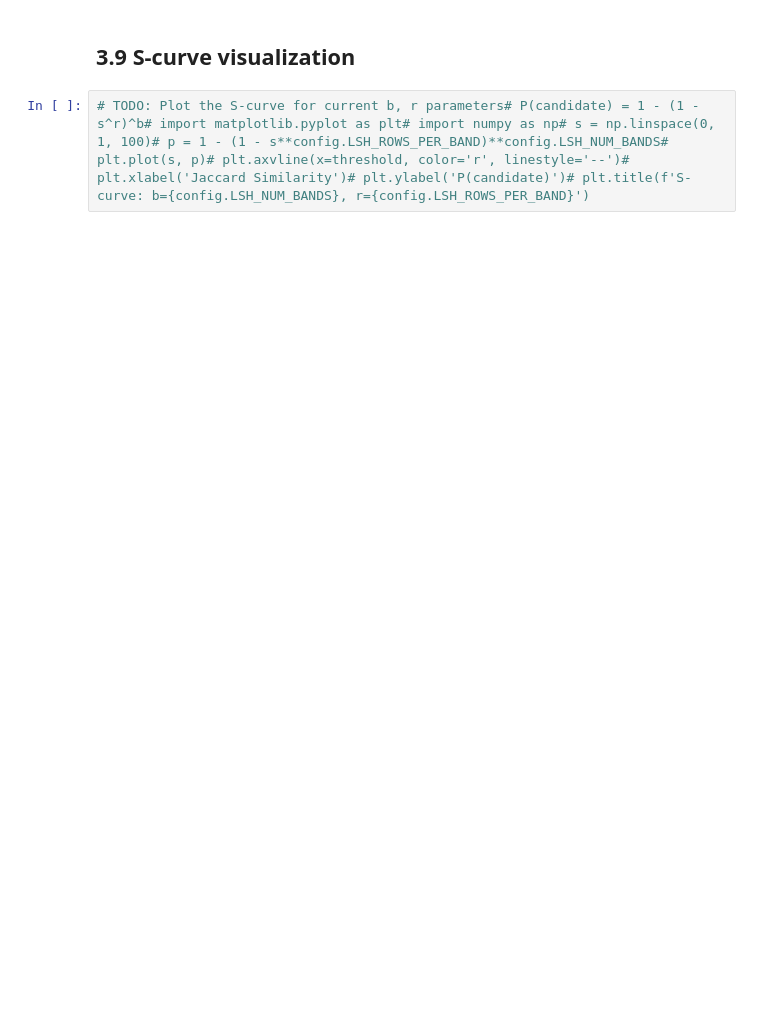
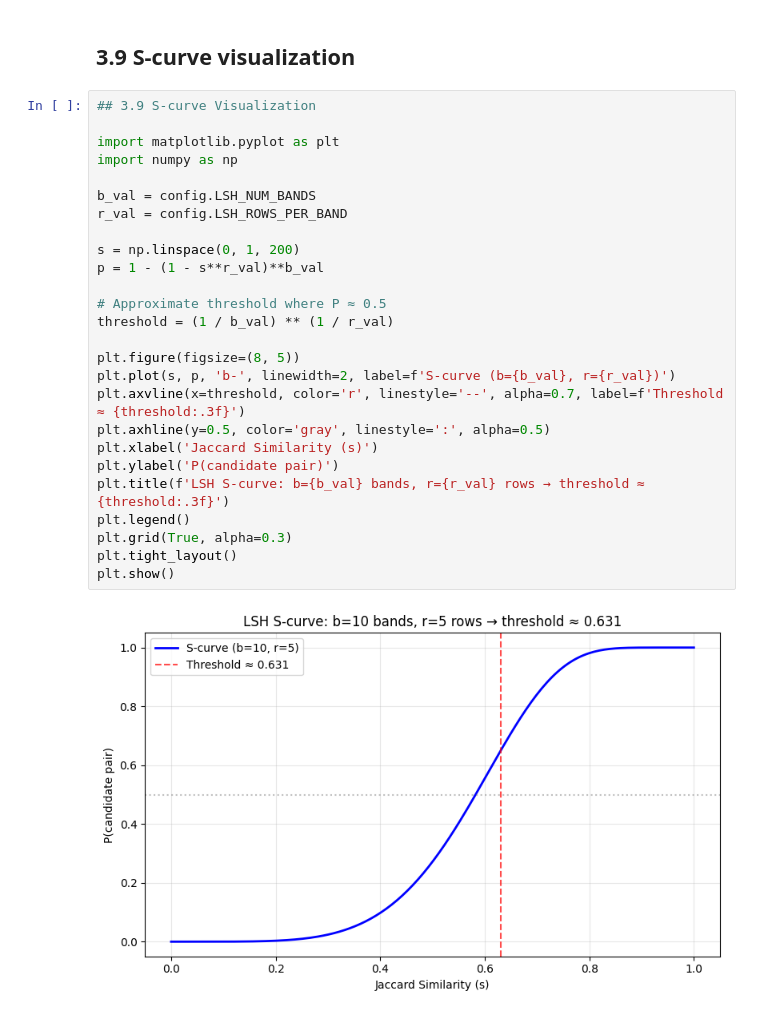
Before and after one commit to TranQuocViet26701/lsh-book-recommendation, a Jupyter notebook: notebooks/03_lsh_pipeline_demo.ipynb, the cells around one changed output. Drawn from its saved outputs; the diff is of its cells as text; blank space fills up the shorter version.

```diff
--- a/notebooks/03_lsh_pipeline_demo.ipynb
+++ b/notebooks/03_lsh_pipeline_demo.ipynb
@@ -35,5 +312,31 @@ import syssys.path.insert(0, '..')from config.settings import configprint(f"k={c
 # %% [markdown]
 ## 3.9 S-curve visualization
 # %%
-# TODO: Plot the S-curve for current b, r parameters# P(candidate) = 1 - (1 - s^r)^b# import matplotlib.pyplot as plt# import numpy as np# s = np.linspace(0, 1, 100)# p = 1 - (1 - s**config.LSH_ROWS_PER_BAND)**config.LSH_NUM_BANDS# plt.plot(s, p)# plt.axvline(x=threshold, color='r', linestyle='--')# plt.xlabel('Jaccard Similarity')# plt.ylabel('P(candidate)')# plt.title(f'S-curve: b={config.LSH_NUM_BANDS}, r={config.LSH_ROWS_PER_BAND}')
+## 3.9 S-curve Visualization
+
+import matplotlib.pyplot as plt
+import numpy as np
+
+b_val = config.LSH_NUM_BANDS
+r_val = config.LSH_ROWS_PER_BAND
+
+s = np.linspace(0, 1, 200)
+p = 1 - (1 - s**r_val)**b_val
+
+# Approximate threshold where P ≈ 0.5
+threshold = (1 / b_val) ** (1 / r_val)
+
+plt.figure(figsize=(8, 5))
+plt.plot(s, p, 'b-', linewidth=2, label=f'S-curve (b={b_val}, r={r_val})')
+plt.axvline(x=threshold, color='r', linestyle='--', alpha=0.7, label=f'Threshold ≈ {threshold:.3f}')
+plt.axhline(y=0.5, color='gray', linestyle=':', alpha=0.5)
+plt.xlabel('Jaccard Similarity (s)')
+plt.ylabel('P(candidate pair)')
+plt.title(f'LSH S-curve: b={b_val} bands, r={r_val} rows → threshold ≈ {threshold:.3f}')
+plt.legend()
+plt.grid(True, alpha=0.3)
+plt.tight_layout()
+plt.show()
+# %% [output]
+[figure, added]
 # %% [markdown]
```
Also changed, not shown: parts of 14 cells of this notebook, 11 other files.
